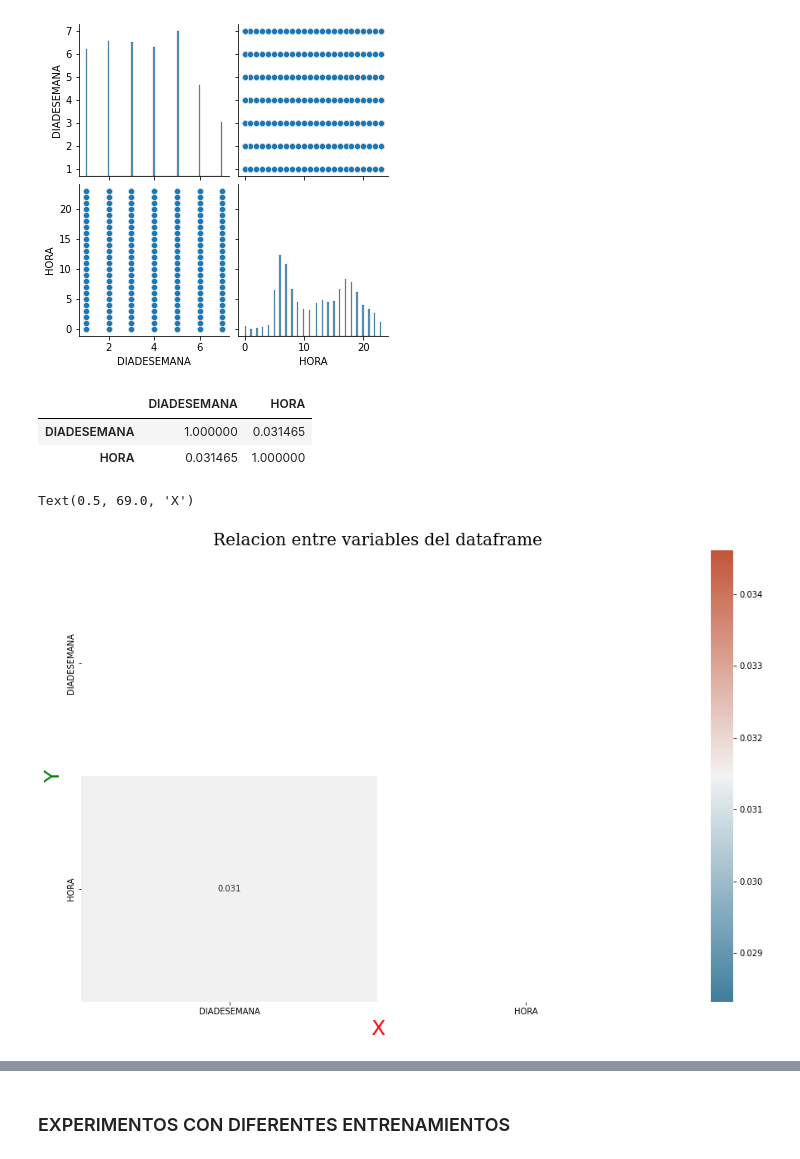
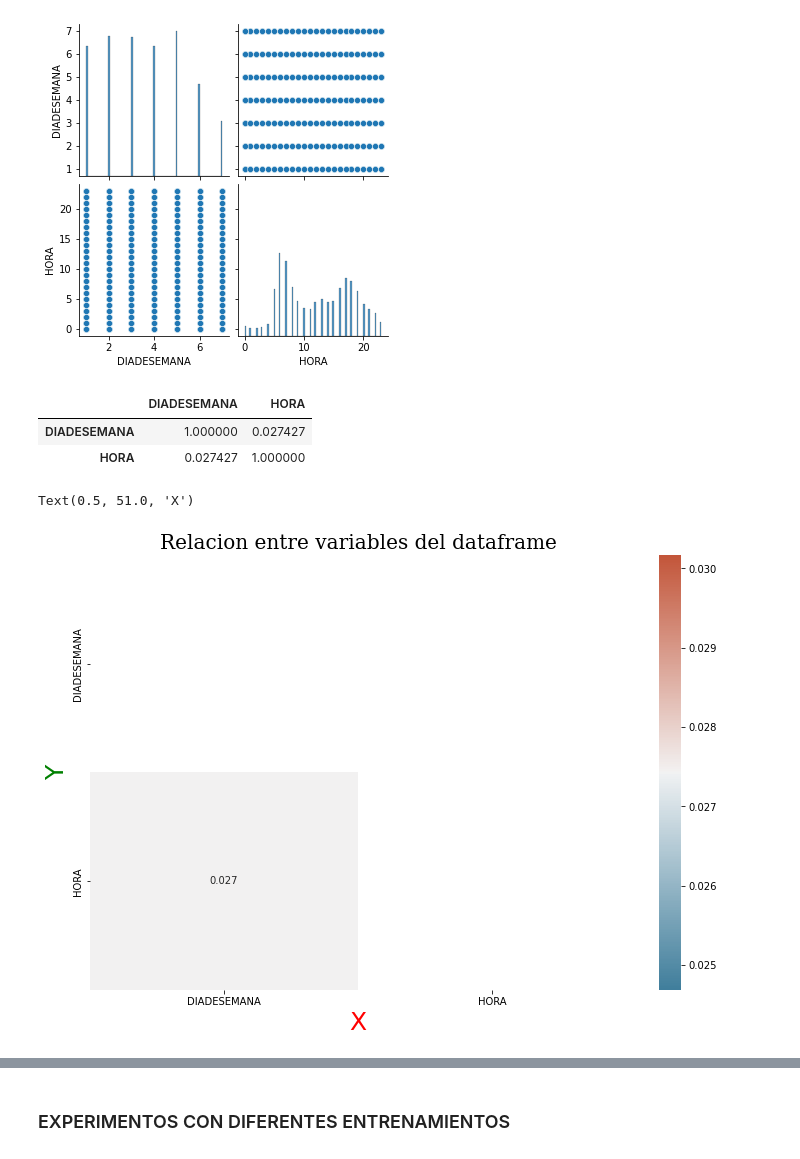
Before and after one commit to josedelarosa82/taxi-prediction-model, a Jupyter notebook: Proyecto_predicción_servicio_taxi_consolidado.ipynb, the cells around one changed output, grey strips where cells are left out. Drawn from its saved outputs; the diff is of its cells as text; code cells hidden in the pictures.

```diff
--- a/Proyecto_predicción_servicio_taxi_consolidado.ipynb
+++ b/Proyecto_predicción_servicio_taxi_consolidado.ipynb
@@ -235,7 +258,7 @@ df_taxis.head(5)
 # %% [markdown]
 Se contabilizan cuantos servicios tiene asignado un teléfono después de eliminar los duplicados
 # %%
-count_data = df_taxis.loc[:,['TELEFONOORIGEN']].value_counts()
-count_data
+count_services = df_taxis.loc[:,['TELEFONOORIGEN']].value_counts()
+count_services
 # %% [output]
 TELEFONOORIGEN
@@ -270,9 +293,9 @@ dtype: float64
 Se calcula el outlayer de los datos
 # %%
 #Se calcula el quartil 25
-q25 = count_data.quantile(0.25)
+q25 = count_services.quantile(0.25)
 #Se calcula el quartil 75
-q75 = count_data.quantile(0.75)
+q75 = count_services.quantile(0.75)
 #Se calcula el rango inter quartil
 iqr = q75 - q25
 
@@ -335,0 +321,3 @@ df_cleaned.shape
+# %%
+#df_taxis = df_taxis.groupby('TELEFONOORIGEN').filter(lambda x: (x['TELEFONOORIGEN'].count() <= outliers_threshold) & (x['TELEFONOORIGEN'].count() > q75) )
+df_taxis = df_taxis.groupby('TELEFONOORIGEN').filter(lambda x: (x['TELEFONOORIGEN'].count() > outliers_threshold) )
@@ -346,20 +348,20 @@ plt.show()
 # %% [output]
 [figure]
 # %%
-corr_matrix = df_cleaned.corr()
+corr_matrix = df_taxis.corr()
 corr_matrix
 # %% [output]
 |  | DIADESEMANA | HORA |
-| DIADESEMANA | 1.000000 | 0.031465 |
-| HORA | 0.031465 | 1.000000 |
+| DIADESEMANA | 1.000000 | 0.027427 |
+| HORA | 0.027427 | 1.000000 |
 # %%
-f, ax = plt.subplots(figsize=(16, 10))
+f, ax = plt.subplots(figsize=(12, 8))
 mask = np.triu(np.ones_like(corr_matrix, dtype=bool))
 cmap = sns.diverging_palette(230, 20, as_cmap=True)
 sns.heatmap(corr_matrix, annot=True, mask = mask, cmap=cmap )
 plt.title('Relacion entre variables del dataframe',fontsize=20,fontname='serif')
 plt.ylabel('Y', color='green', fontsize=25)
 plt.xlabel('X', color='Red', fontsize=25)
 # %% [output]
-Text(0.5, 69.0, 'X')
+Text(0.5, 51.0, 'X')
-[figure, old version]
+[figure, new version]
```
Also changed, not shown: parts of 51 cells of this notebook.
